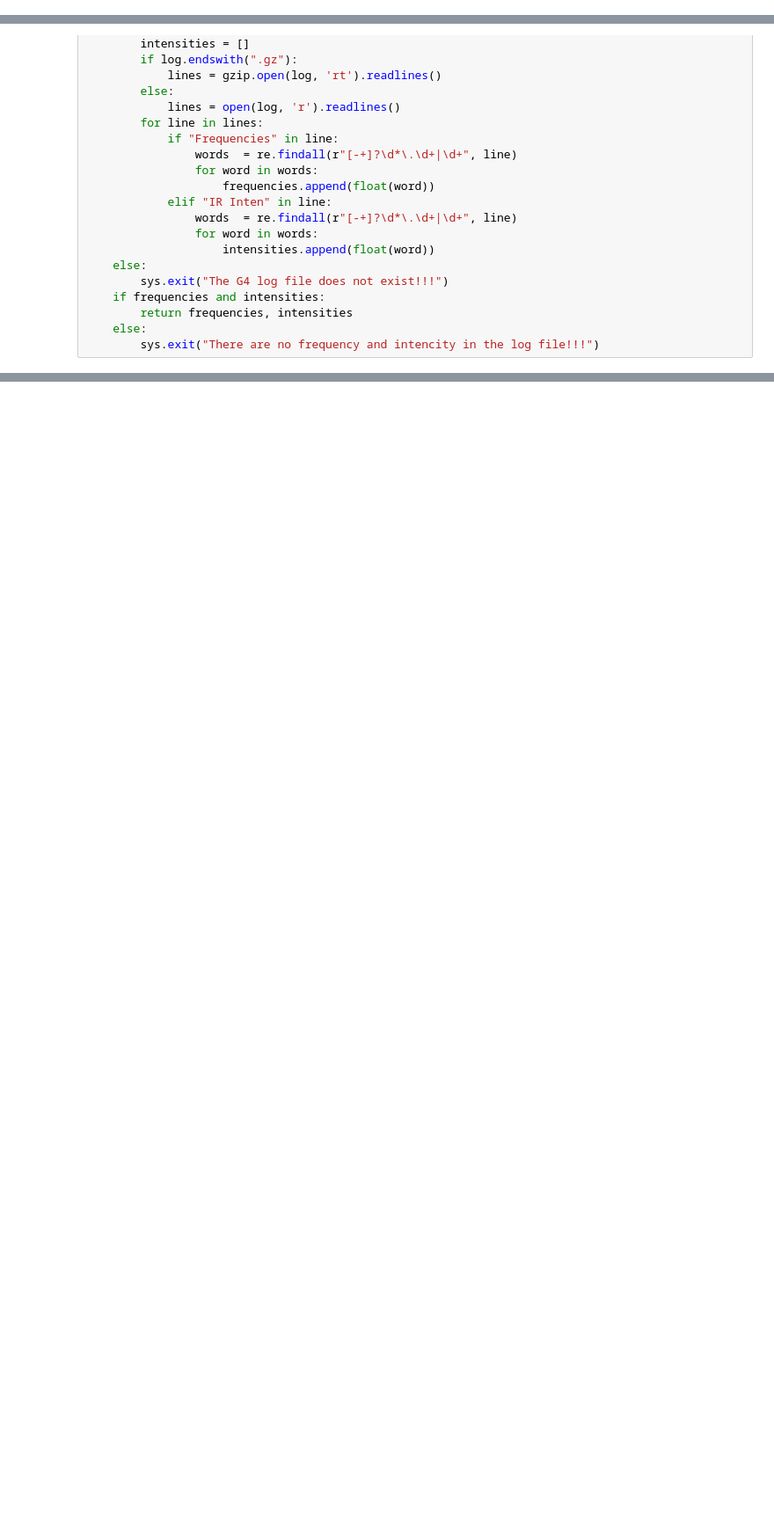
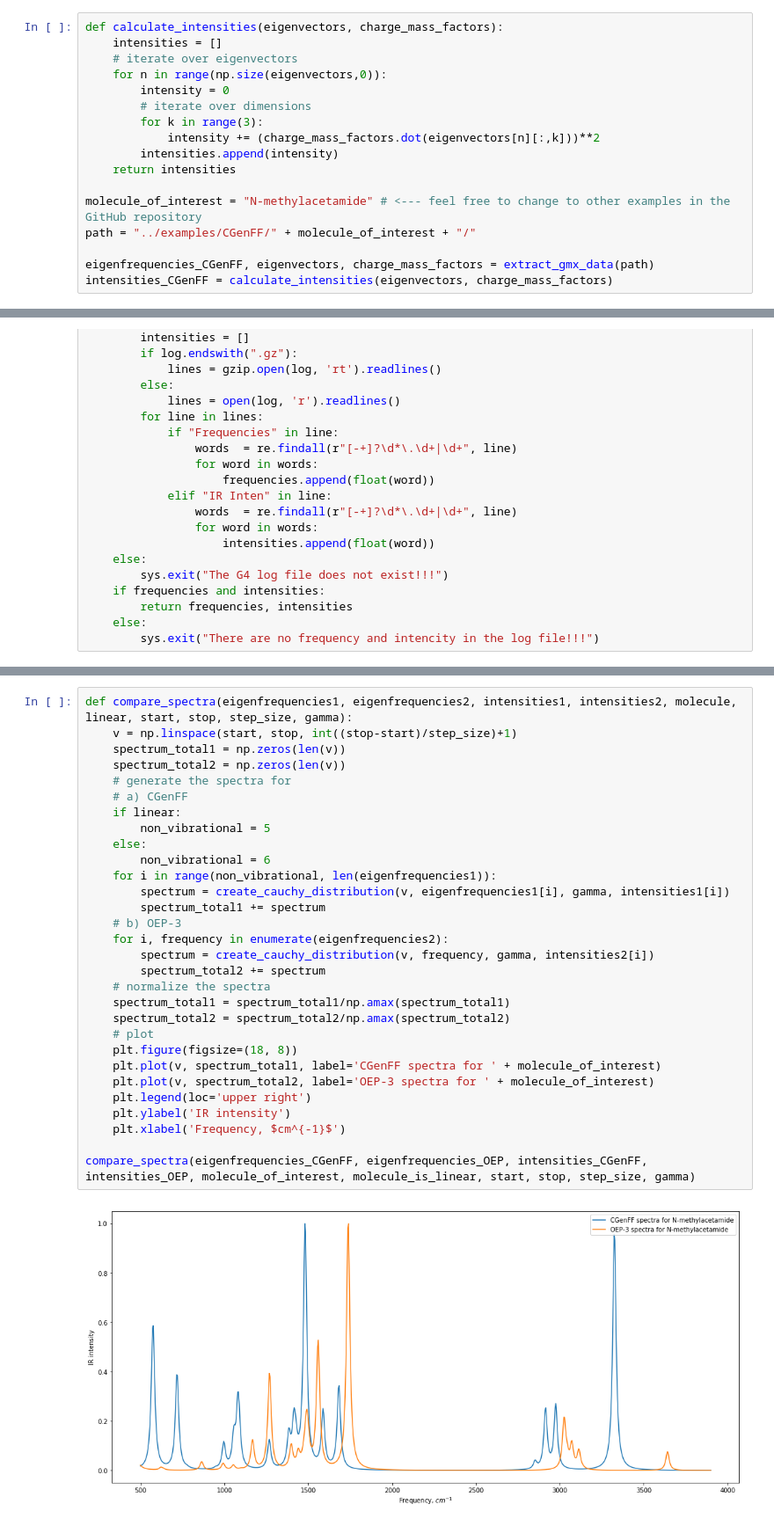
Before and after one commit to dspoel/IR-Spectra, a Jupyter notebook: scripts/calculate_intensity_from_charge_theory_and_example.ipynb, the cells around one changed output, grey strips where cells are left out. Shown at 88% size. Saved outputs shown, nothing was run; the diff lists cells and outputs as text; blank space fills up the shorter version.

Commit message:
Added plot where spectra are compared

```diff
--- a/scripts/calculate_intensity_from_charge_theory_and_example.ipynb
+++ b/scripts/calculate_intensity_from_charge_theory_and_example.ipynb
@@ -257,3 +240,20 @@ for n in range(np.size(eigvec,0)):
+# %%
+def calculate_intensities(eigenvectors, charge_mass_factors):
+    intensities = []
+    # iterate over eigenvectors
+    for n in range(np.size(eigenvectors,0)):
+        intensity = 0
+        # iterate over dimensions
+        for k in range(3):
+            intensity += (charge_mass_factors.dot(eigenvectors[n][:,k]))**2
+        intensities.append(intensity)
+    return intensities
+
+molecule_of_interest = "N-methylacetamide" # <--- feel free to change to other examples in the GitHub repository
+path = "../examples/CGenFF/" + molecule_of_interest + "/"
+
+eigenfrequencies_CGenFF, eigenvectors, charge_mass_factors = extract_gmx_data(path)
+intensities_CGenFF = calculate_intensities(eigenvectors, charge_mass_factors)
 # %% [markdown]
 ## Plot spectrum
 
@@ -343,0 +352,32 @@ Text(0.5, 0, 'Frequency, $cm^{-1}$')
+# %%
+def compare_spectra(eigenfrequencies1, eigenfrequencies2, intensities1, intensities2, molecule, linear, start, stop, step_size, gamma):
+    v = np.linspace(start, stop, int((stop-start)/step_size)+1)
+    spectrum_total1 = np.zeros(len(v))
+    spectrum_total2 = np.zeros(len(v))
+    # generate the spectra for
+    # a) CGenFF
+    if linear:
+        non_vibrational = 5
+    else:
+        non_vibrational = 6
+    for i in range(non_vibrational, len(eigenfrequencies1)):
+        spectrum = create_cauchy_distribution(v, eigenfrequencies1[i], gamma, intensities1[i])
+        spectrum_total1 += spectrum
+    # b) OEP-3
+    for i, frequency in enumerate(eigenfrequencies2):
+        spectrum = create_cauchy_distribution(v, frequency, gamma, intensities2[i])
+        spectrum_total2 += spectrum
+    # normalize the spectra
+    spectrum_total1 = spectrum_total1/np.amax(spectrum_total1)
+    spectrum_total2 = spectrum_total2/np.amax(spectrum_total2)
+    # plot
+    plt.figure(figsize=(18, 8))
+    plt.plot(v, spectrum_total1, label='CGenFF spectra for ' + molecule_of_interest)
+    plt.plot(v, spectrum_total2, label='OEP-3 spectra for ' + molecule_of_interest)
+    plt.legend(loc='upper right')
+    plt.ylabel('IR intensity')
+    plt.xlabel('Frequency, $cm^{-1}$')
+
+compare_spectra(eigenfrequencies_CGenFF, eigenfrequencies_OEP, intensities_CGenFF, intensities_OEP, molecule_of_interest, molecule_is_linear, start, stop, step_size, gamma)
+# %% [output]
+[figure, added]
```
Also changed, not shown: parts of 8 cells of this notebook.
